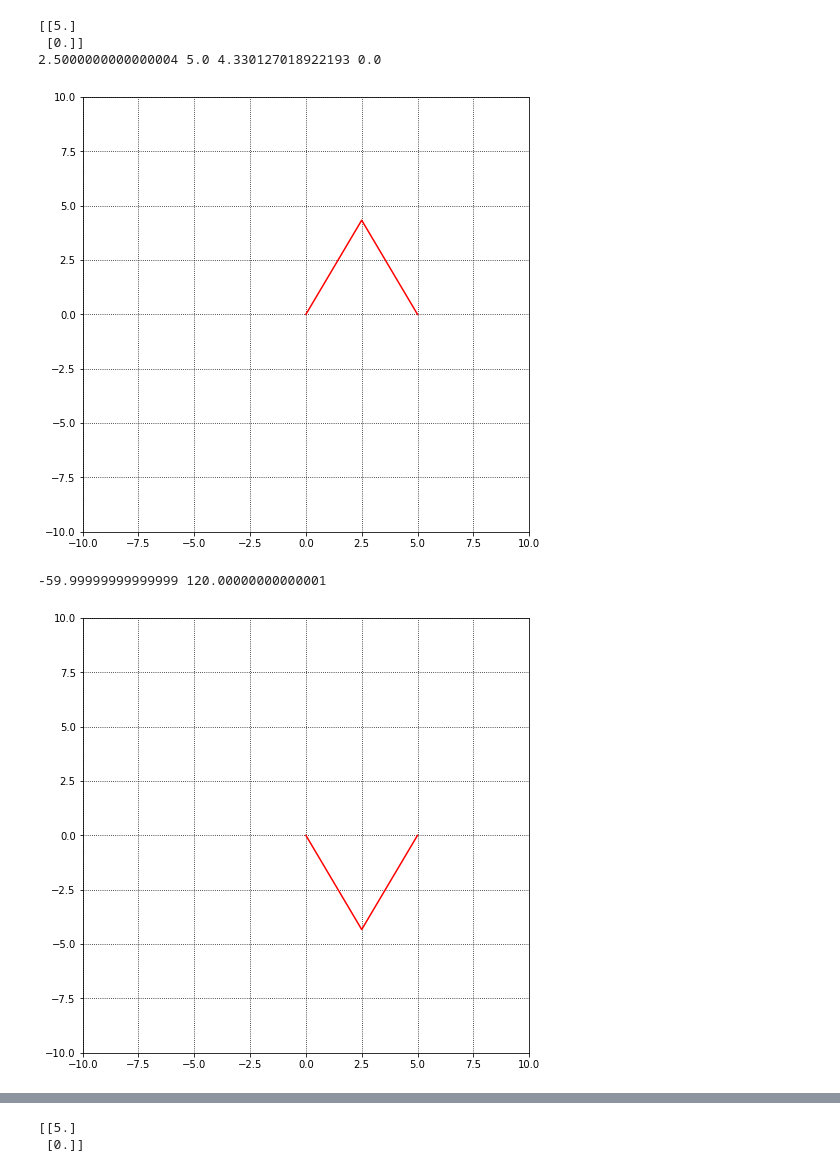
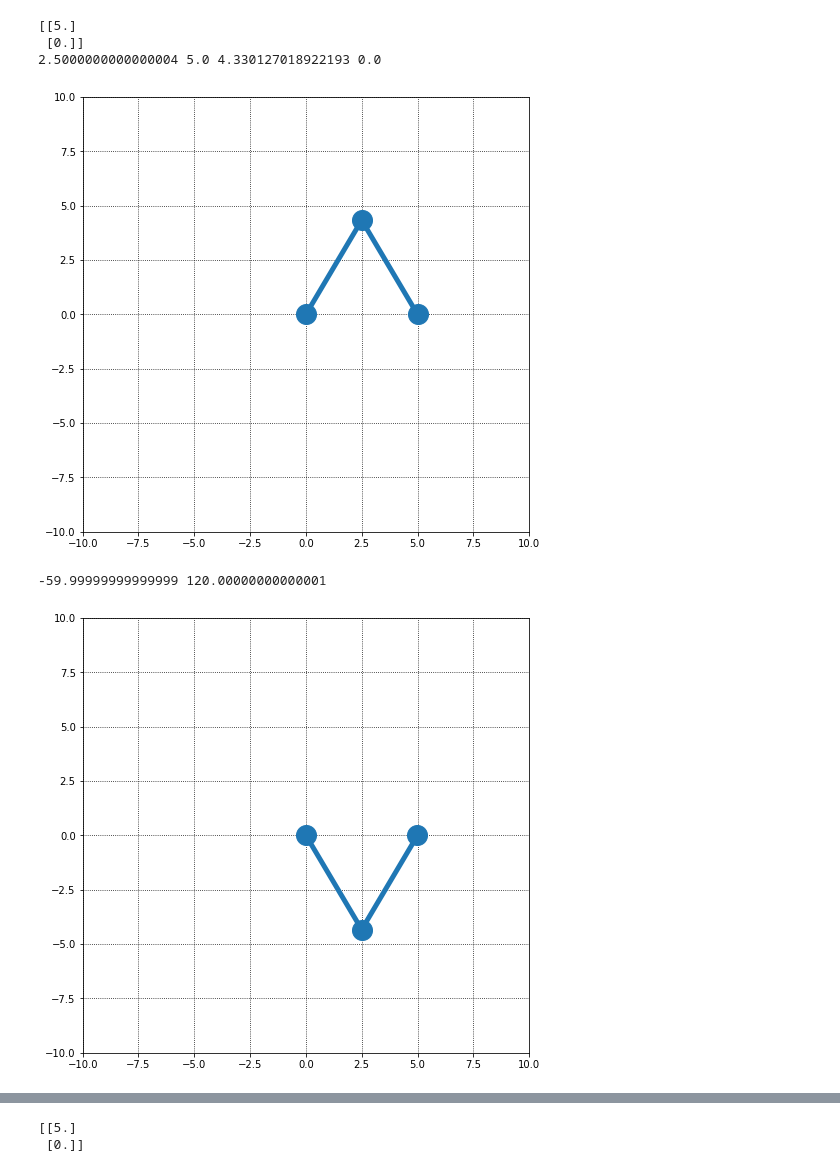
Before and after one commit to yasaburou/-, a Jupyter notebook: 実践ロボット制御.ipynb, the cells around one changed output, grey strips where cells are left out. Drawn from its saved outputs; the diff is of its cells as text; code cells hidden in the pictures.

```diff
--- a/実践ロボット制御.ipynb
+++ b/実践ロボット制御.ipynb
@@ -34,35 +42,36 @@ d2 = -120  # 第二関節の角度
 
 #順運動学
 p = np.matrix([[l1*math.cos(math.radians(d1)) + l2 *
               (math.cos(math.radians(d1)) * math.cos(math.radians(d2)) - math.sin(math.radians(d1)) * math.sin(math.radians(d2)))],
                [l1*math.sin(math.radians(d1)) + l2 *
             (math.sin(math.radians(d1)) * math.cos(math.radians(d2)) + math.cos(math.radians(d1)) * math.sin(math.radians(d2)))]])
 
 print(p)
 
 x1 = l1 * math.cos(math.radians(d1))
 y1 = l1 * math.sin(math.radians(d1))
 x2 = p[0, 0]
 y2 = p[1, 0]
 
 print(x1, x2, y1, y2)
 
 x = [0, x1, x2]
 y = [0, y1, y2]
 
 
 plt.figure(figsize=(8, 8))
-plt.plot(x, y, color="red")
+
+plt.plot(x,y,marker="o",markersize=20,linewidth=5.0)
 plt.xlim(-10, 10)
 plt.ylim(-10, 10)
 plt.grid(which='major',color='black',linestyle=':')
 
 plt.show()
 # %% [output]
 [[5.]
  [0.]]
 2.5000000000000004 5.0 4.330127018922193 0.0
-[figure, old version]
+[figure, new version]
 # %%
 #逆運動学
 import numpy as np
@@ -106,7 +115,7 @@ y = [0, y1, y2]
 
 
 plt.figure(figsize=(8, 8))
-plt.plot(x, y, color="red")
+plt.plot(x,y,marker="o",markersize=20,linewidth=5.0)
 plt.xlim(-10, 10)
 plt.ylim(-10, 10)
 plt.grid(which='major',color='black',linestyle=':')
@@ -114,7 +123,7 @@ plt.grid(which='major',color='black',linestyle=':')
 plt.show()
 # %% [output]
 -59.99999999999999 120.00000000000001
-[figure, old version]
+[figure, new version]
 # %%
 #垂直型三自由度
 import numpy as np
```
Also changed, not shown: parts of 3 cells of this notebook.
